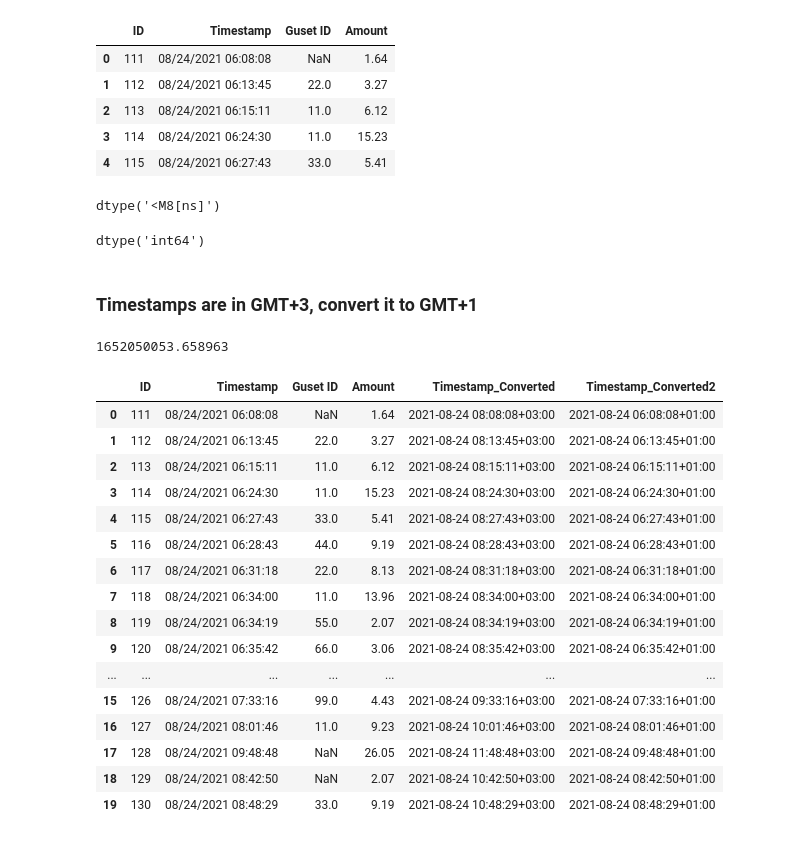
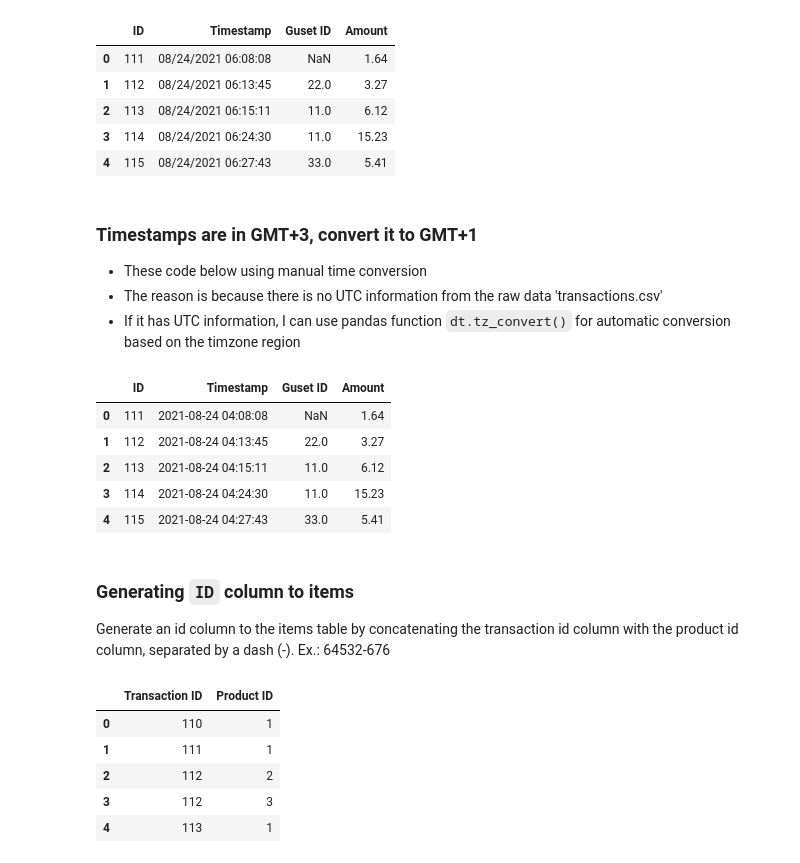
Before and after one commit to enliktjioe/PythonProjects, a Jupyter notebook: Nortal_DE_Test/nortal_de_test.ipynb, the cells around one changed output. Drawn from its saved outputs; the diff is of its cells as text; code cells hidden in the pictures.

```diff
--- a/Nortal_DE_Test/nortal_de_test.ipynb
+++ b/Nortal_DE_Test/nortal_de_test.ipynb
@@ -32,54 +36,39 @@ trx.head(5)
 | 2 | 113 | 08/24/2021 06:15:11 | 11.0 | 6.12 |
 | 3 | 114 | 08/24/2021 06:24:30 | 11.0 | 15.23 |
 | 4 | 115 | 08/24/2021 06:27:43 | 33.0 | 5.41 |
-# %%
-trx['Timestamp'].dtype
-# %% [output]
-dtype('<M8[ns]')
-# %%
-trx['ID'].dtype
-# %% [output]
-dtype('int64')
 # %% [markdown]
 ### Timestamps are in GMT+3, convert it to GMT+1
+
+- These code below using manual time conversion
+- The reason is because there is no UTC information from the raw data 'transactions.csv'
+- If it has UTC information, I can use pandas function `dt.tz_convert()` for automatic conversion based on the timzone region
-# %%
-from datetime import timezone
-import datetime
-
-# Getting the current date
-# and time
-dt = datetime.datetime.now(timezone.utc)
-
-utc_time = dt.replace(tzinfo=timezone.utc)
-utc_timestamp = utc_time.timestamp()
-
-print(utc_timestamp)
-# %% [output]
-1652050053.658963
 # %%
-# trx['Timestamp_Converted'] = pd.to_datetime(trx['Timestamp'], utc=True)
-# trx['Timestamp_Converted'] = pd.to_datetime(trx['Timestamp'])
-# trx['Timestamp_Converted'] = trx['Timestamp_Converted'].dt.tz_localize('Europe/London')
+trx = pd.read_csv('dataset/Transactions.csv')
+trx['Timestamp'] = pd.to_datetime(trx['Timestamp'], utc=None)
+trx['Timestamp'] = trx['Timestamp'] - timedelta(hours=2)
+# trx['Timestamp_GMT+3'] = trx['Timestamp'].dt.tz_convert('Europe/Tallinn')
+# trx['Timestamp_GMT+1'] = trx['Timestamp_GMT+3'].dt.tz_convert('Europe/London')
 
-# trx['Timestamp_Converted'] = trx['Timestamp_Converted'].dt.tz_convert('Europe/Tallinn')
-trx['Timestamp_Converted2'] = trx['Timestamp_Converted'].dt.tz_convert('Europe/London')
-
-trx
+trx.head(5)
 # %% [output]
-|  | ID | Timestamp | Guset ID | Amount | Timestamp_Converted | Timestamp_Converted2 |
-| 0 | 111 | 08/24/2021 06:08:08 | NaN | 1.64 | 2021-08-24 08:08:08+03:00 | 2021-08-24 06:08:08+01:00 |
-| 1 | 112 | 08/24/2021 06:13:45 | 22.0 | 3.27 | 2021-08-24 08:13:45+03:00 | 2021-08-24 06:13:45+01:00 |
-| 2 | 113 | 08/24/2021 06:15:11 | 11.0 | 6.12 | 2021-08-24 08:15:11+03:00 | 2021-08-24 06:15:11+01:00 |
-| 3 | 114 | 08/24/2021 06:24:30 | 11.0 | 15.23 | 2021-08-24 08:24:30+03:00 | 2021-08-24 06:24:30+01:00 |
-| 4 | 115 | 08/24/2021 06:27:43 | 33.0 | 5.41 | 2021-08-24 08:27:43+03:00 | 2021-08-24 06:27:43+01:00 |
-| 5 | 116 | 08/24/2021 06:28:43 | 44.0 | 9.19 | 2021-08-24 08:28:43+03:00 | 2021-08-24 06:28:43+01:00 |
-| 6 | 117 | 08/24/2021 06:31:18 | 22.0 | 8.13 | 2021-08-24 08:31:18+03:00 | 2021-08-24 06:31:18+01:00 |
-| 7 | 118 | 08/24/2021 06:34:00 | 11.0 | 13.96 | 2021-08-24 08:34:00+03:00 | 2021-08-24 06:34:00+01:00 |
-| 8 | 119 | 08/24/2021 06:34:19 | 55.0 | 2.07 | 2021-08-24 08:34:19+03:00 | 2021-08-24 06:34:19+01:00 |
-| 9 | 120 | 08/24/2021 06:35:42 | 66.0 | 3.06 | 2021-08-24 08:35:42+03:00 | 2021-08-24 06:35:42+01:00 |
-| ... | ... | ... | ... | ... | ... | ... |
-| 15 | 126 | 08/24/2021 07:33:16 | 99.0 | 4.43 | 2021-08-24 09:33:16+03:00 | 2021-08-24 07:33:16+01:00 |
-| 16 | 127 | 08/24/2021 08:01:46 | 11.0 | 9.23 | 2021-08-24 10:01:46+03:00 | 2021-08-24 08:01:46+01:00 |
-| 17 | 128 | 08/24/2021 09:48:48 | NaN | 26.05 | 2021-08-24 11:48:48+03:00 | 2021-08-24 09:48:48+01:00 |
-| 18 | 129 | 08/24/2021 08:42:50 | NaN | 2.07 | 2021-08-24 10:42:50+03:00 | 2021-08-24 08:42:50+01:00 |
-| 19 | 130 | 08/24/2021 08:48:29 | 33.0 | 9.19 | 2021-08-24 10:48:29+03:00 | 2021-08-24 08:48:29+01:00 |
+|  | ID | Timestamp | Guset ID | Amount |
+| 0 | 111 | 2021-08-24 04:08:08 | NaN | 1.64 |
+| 1 | 112 | 2021-08-24 04:13:45 | 22.0 | 3.27 |
+| 2 | 113 | 2021-08-24 04:15:11 | 11.0 | 6.12 |
+| 3 | 114 | 2021-08-24 04:24:30 | 11.0 | 15.23 |
+| 4 | 115 | 2021-08-24 04:27:43 | 33.0 | 5.41 |
+# %% [markdown]
+### Generating `ID` column to items
+
+Generate an id column to the items table by concatenating the transaction id column with
+the product id column, separated by a dash (-). Ex.: 64532-676
+# %%
+items = pd.read_csv('dataset/items.csv')
+items.head()
+# %% [output]
+|  | Transaction ID | Product ID |
+| 0 | 110 | 1 |
+| 1 | 111 | 1 |
+| 2 | 112 | 2 |
+| 3 | 112 | 3 |
+| 4 | 113 | 1 |
```
Also changed, not shown: parts of 23 cells of this notebook.
